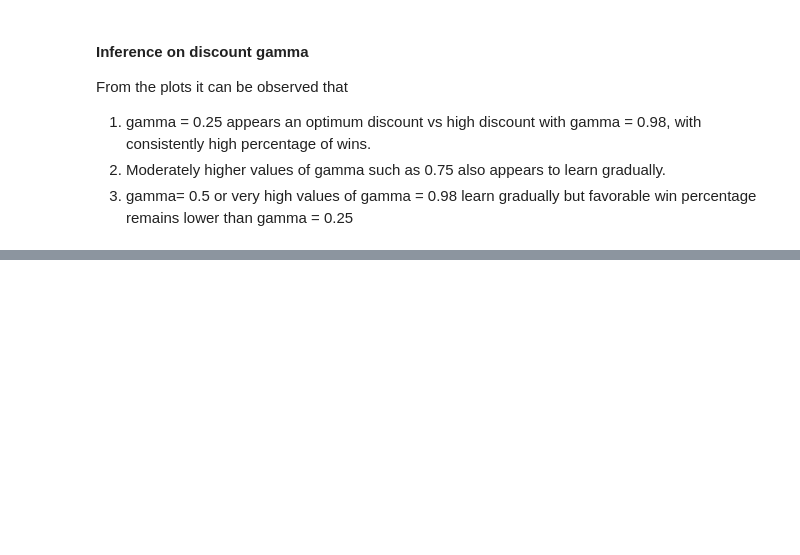
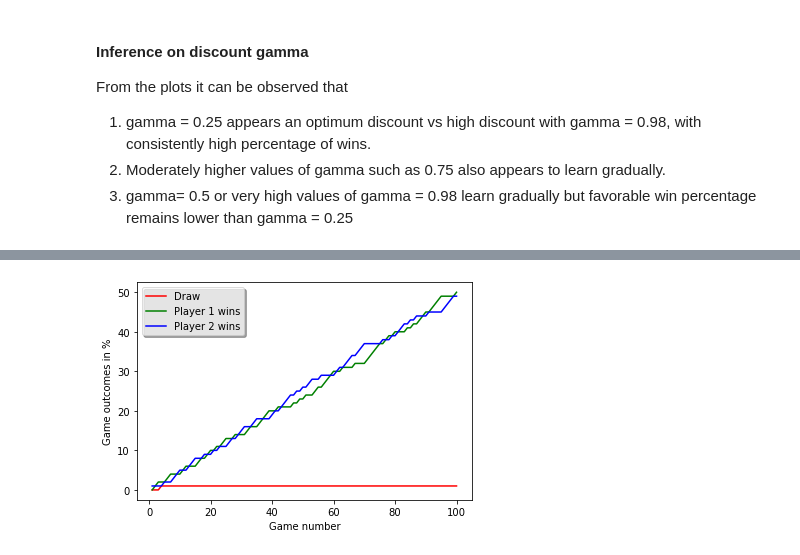
Before and after one commit to Team-Equality-RL-Project/connect-4, a Jupyter notebook: src/Connect4_Play.ipynb, the cells around one changed output, grey strips where cells are left out. Cells and saved outputs as stored; diff of their text form; code cells hidden in the pictures; blank space fills up the shorter version.

```diff
--- a/src/Connect4_Play.ipynb
+++ b/src/Connect4_Play.ipynb
@@ -349,0 +399,14 @@ From the plots it can be observed that
+# %%
+#### 7.3.4 Sarsalearner vs Random Move Player battle over 100 games [ alpha = 0.75 ]
+if __name__ == "__main__":
+    num_games = 100
+    PlayerType_1 = "sarsalearner"
+    PlayerType_2 = "random"
+    exp_alpha = 4
+    exp_gamma = 0
+    alpha   = 0.75
+    epsilon = 0.2
+    gamma   = 0.9
+    GameView(1200, 760).main_menu(PlayerType_1, PlayerType_2, num_games, epsilon, alpha, gamma, exp_alpha, exp_gamma)
+# %% [output]
+[figure, added]
```
Also changed, not shown: parts of 15 cells of this notebook, 1 other file.
